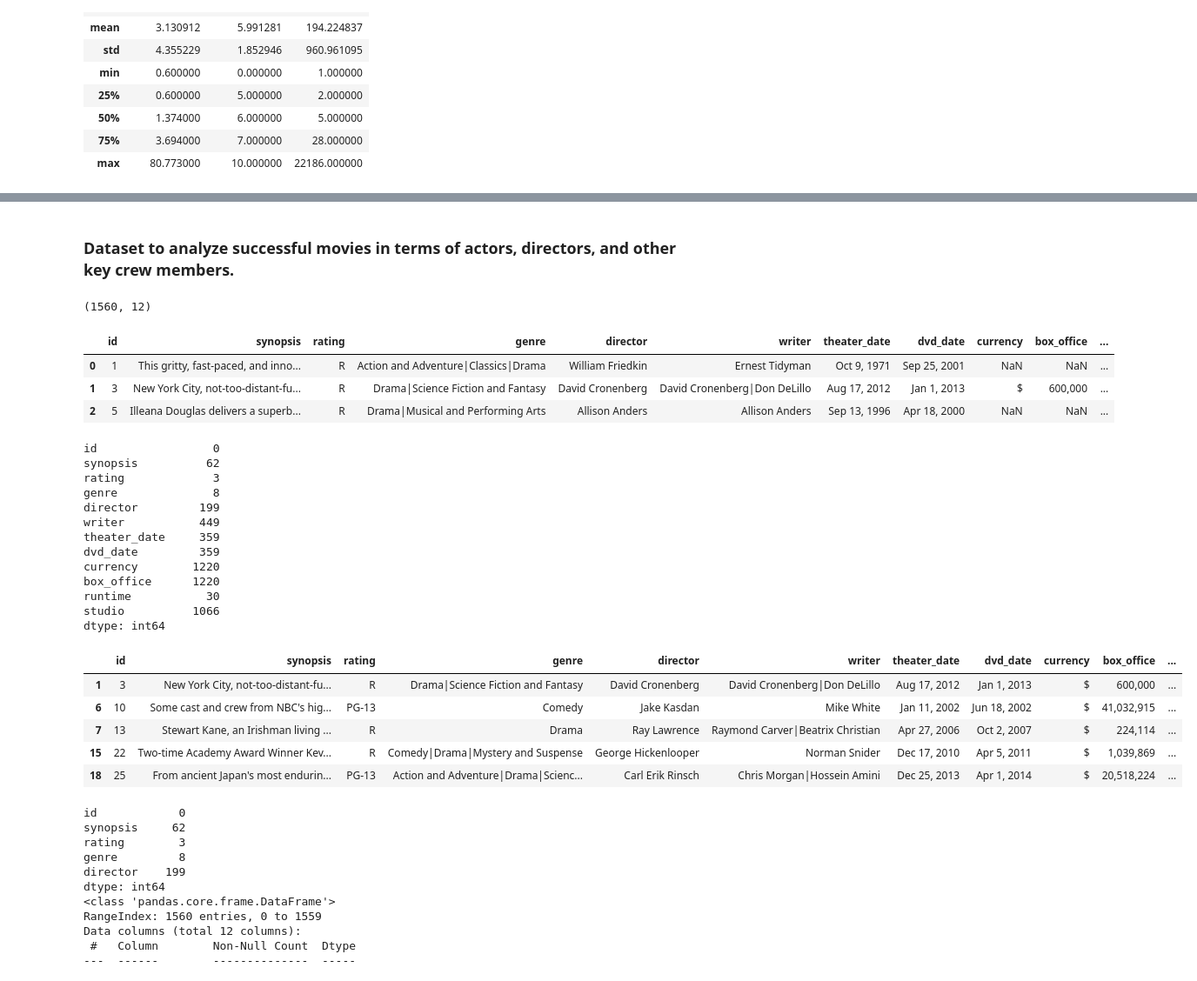
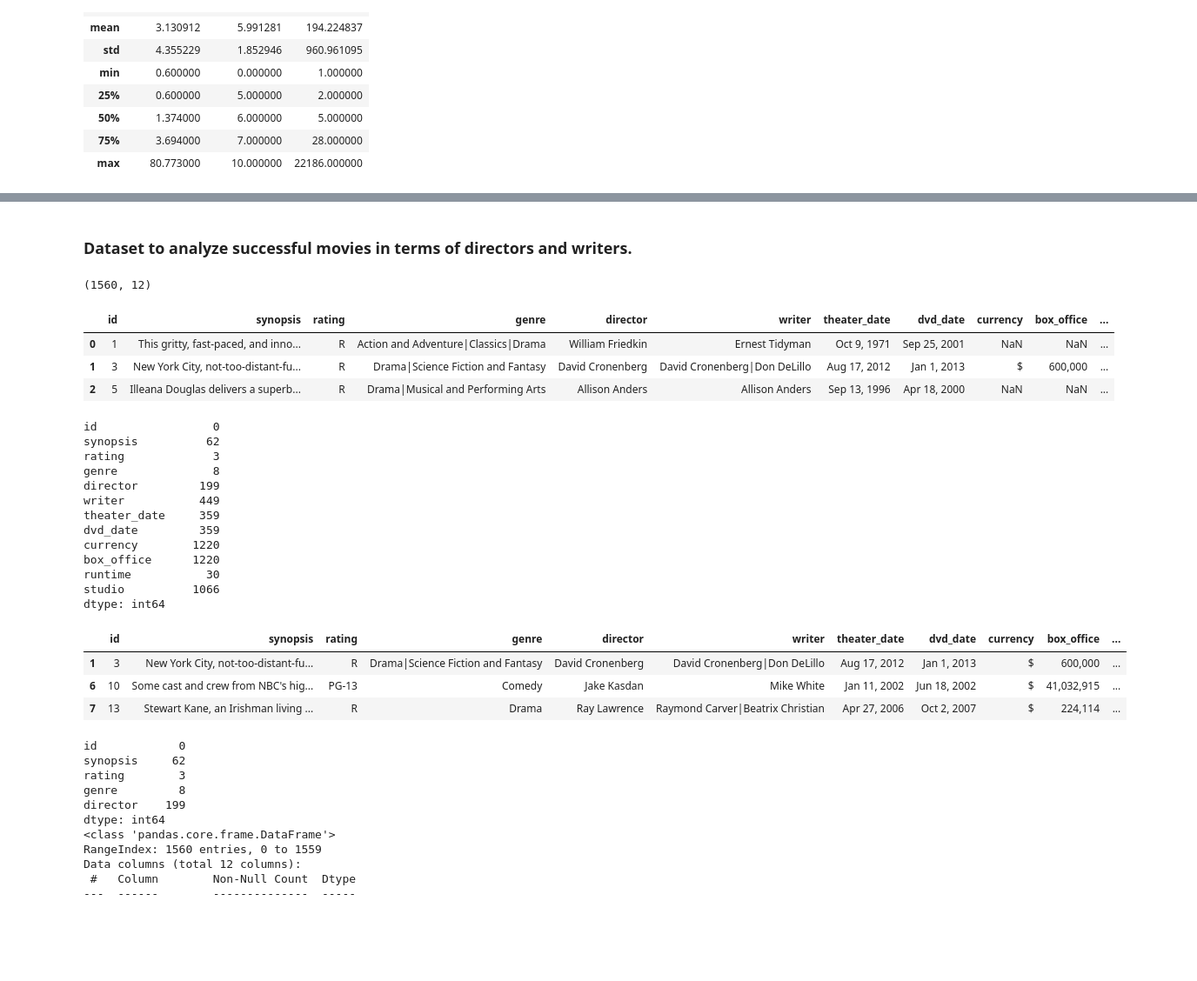
Before and after one commit to ed-gar-k/Phase-1-project, a Jupyter notebook: Phase-one.ipynb, the cells around one changed output, grey strips where cells are left out. Shown at 87% size. Saved outputs shown, nothing was run; the diff lists cells and outputs as text; code cells hidden in the pictures; blank space fills up the shorter version.

```diff
--- a/Phase-one.ipynb
+++ b/Phase-one.ipynb
@@ -524,5 +573,5 @@ plt.show()
 # %% [markdown]
-### Dataset to analyze successful movies in terms of actors, directors, and other key crew members.
+### Dataset to analyze successful movies in terms of directors and writers.
 # %%
 movie_info_df = pd.read_csv("rt.movie_info.tsv", delimiter="\t")
 print(movie_info_df.shape)
@@ -535,27 +584,25 @@ movie_info_df.head(3)
 | 2 | 5 | Illeana Douglas delivers a superb... | R | Drama|Musical and Performing Arts | Allison Anders | Allison Anders | Sep 13, 1996 | Apr 18, 2000 | NaN | NaN | ... |
 # %%
 print(movie_info_df.isna().sum())
-movie_info_df.dropna().head()
+movie_info_df.dropna().head(3)
 # %% [output]
 id                 0
 synopsis          62
 rating             3
 genre              8
 director         199
 writer           449
 theater_date     359
 dvd_date         359
 currency        1220
 box_office      1220
 runtime           30
 studio          1066
 dtype: int64
 |  | id | synopsis | rating | genre | director | writer | theater_date | dvd_date | currency | box_office | ... |
 | 1 | 3 | New York City, not-too-distant-fu... | R | Drama|Science Fiction and Fantasy | David Cronenberg | David Cronenberg|Don DeLillo | Aug 17, 2012 | Jan 1, 2013 | $ | 600,000 | ... |
 | 6 | 10 | Some cast and crew from NBC's hig... | PG-13 | Comedy | Jake Kasdan | Mike White | Jan 11, 2002 | Jun 18, 2002 | $ | 41,032,915 | ... |
 | 7 | 13 | Stewart Kane, an Irishman living ... | R | Drama | Ray Lawrence | Raymond Carver|Beatrix Christian | Apr 27, 2006 | Oct 2, 2007 | $ | 224,114 | ... |
-| 15 | 22 | Two-time Academy Award Winner Kev... | R | Comedy|Drama|Mystery and Suspense | George Hickenlooper | Norman Snider | Dec 17, 2010 | Apr 5, 2011 | $ | 1,039,869 | ... |
-| 18 | 25 | From ancient Japan's most endurin... | PG-13 | Action and Adventure|Drama|Scienc... | Carl Erik Rinsch | Chris Morgan|Hossein Amini | Dec 25, 2013 | Apr 1, 2014 | $ | 20,518,224 | ... |
 # %%
 print(movie_info_df.isna().sum().head())
 movie_info_df.info()
```
Also changed, not shown: parts of 34 cells of this notebook, 2 other files.
